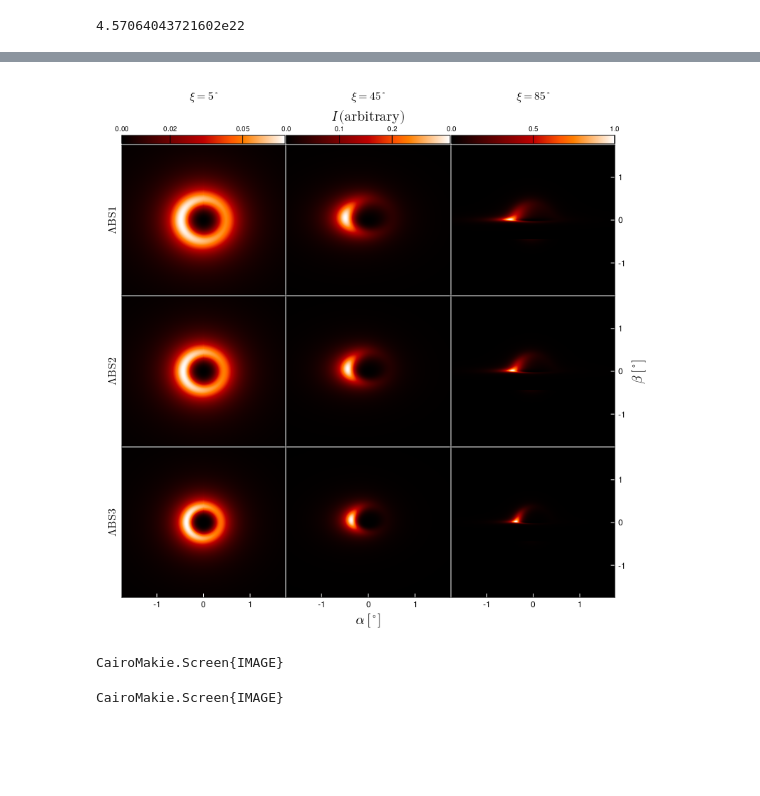
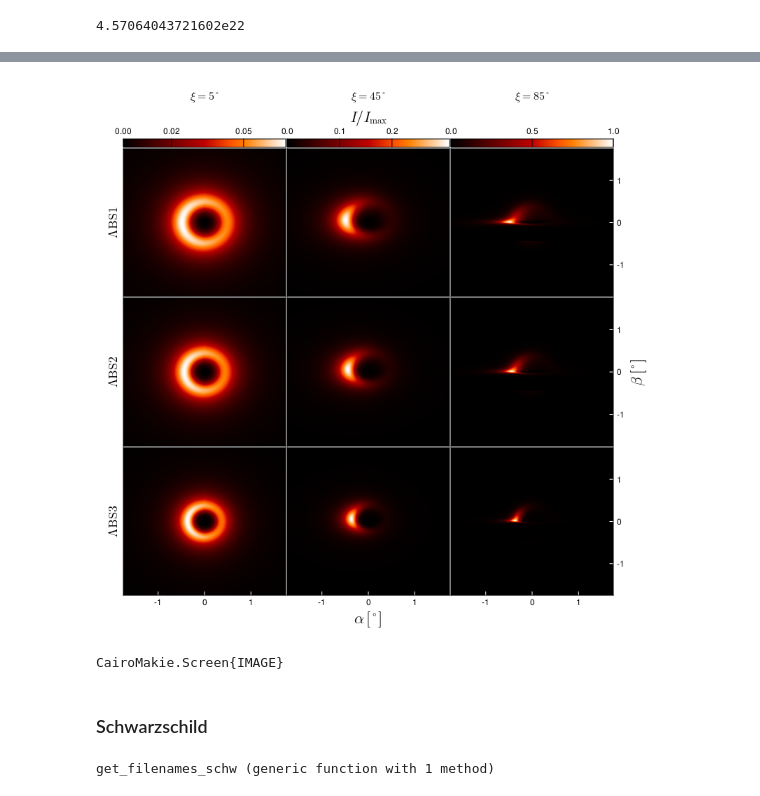
Before and after one commit to joaquinpelle/BosonStars, a Jupyter notebook: bosonstar.ipynb, the cells around one changed output, grey strips where cells are left out. Saved outputs shown, nothing was run; the diff lists cells and outputs as text; code cells hidden in the pictures; blank space fills up the shorter version.

```diff
--- a/bosonstar.ipynb
+++ b/bosonstar.ipynb
@@ -56,22 +57,20 @@ end
 # %%
 axes = Matrix{Axis}(undef, 3, 3)
-filenames = get_filenames("LBS")
 set_theme!(; fonts = (; regular = "Times New Roman"))
 layout = GridLayout(3, 3)
 fig = Figure(layout = layout, resolution = (800, 800))
 inclination_labels = [L"\xi = 5^\circ", L"\xi = 45^\circ", L"\xi = 85^\circ"]
 # inclination_labels = [L"5^\circ", L"45^\circ", L"85^\circ"]
-cbar_ticks = [[0.0,0.02,0.05],[0.0, 0.1, 0.2],[0.0, 0.5, 1.0]]
+cbar_ticks_LBS = [[0.0,0.02,0.05],[0.0, 0.1, 0.2],[0.0, 0.5, 1.0]]
+cbar_ticks_SBS = [[0.0,0.002,0.004],[0.0, 0.005, 0.01, 0.015],[0.01, 0.02, 0.03]]
 for j in 1:3
-    qmin, qmax, zmin, zmaxcol, Fmax = ranges(filenames[:,j], num_bins)
-    zmaxcols[j] = zmaxcol
     for i in 1:3
         ax = Axis(fig[i,j])
         axes[i,j] = ax
         xs, ys, zs = data[i,j]
         xs = rad2deg.(xs)
         ys = rad2deg.(ys)
-        hmap = heatmap!(xs, ys, zs/zmaxcol; colormap=:gist_heat, interpolate=true)
+        hmap = heatmap!(xs, ys, zs/zmaxcols[j]; colormap=:gist_heat, interpolate=true)
     end
 end
 
@@ -84,7 +83,7 @@ for k in 1:3
     # axbottom.xlabel = L"\alpha \, [\text{rad}]"
     axbottom.xlabel = L"\alpha \, [^\circ]"
     axbottom.xlabelvisible = k == 2 #Only show xlabel for middle column
-    axbottom.xlabelsize = 20
+    axbottom.xlabelsize = 22
     axbottom.xticklabelsize = 12
     axbottom.xtickalign = 1
     axbottom.xtickcolor = :white
@@ -93,7 +92,7 @@ for k in 1:3
     axright.ylabelvisible = k == 2 #Only show ylabel for middle row
     # axright.ylabel = L"\beta \, [\text{rad}]"
     axright.ylabel = L"\beta \, [^\circ]"
-    axright.ylabelsize = 20
+    axright.ylabelsize = 22
     axright.yticklabelsize = 12
     axright.ytickalign = 1
     axright.ytickcolor = :white
@@ -105,44 +104,59 @@ for k in 1:3
         linkxaxes!(axright, axes[l,k])
         hidexdecorations!(axes[l,k])
         linkyaxes!(axleft, axes[k,l])
         hideydecorations!(axes[k,l])
     end
 
     #Make left ylabel visible again to use as model label
     axleft.ylabelvisible = true
     axleft.ylabel = L"\Lambda \text{BS%$(k)}"
-    axleft.ylabel = L"\text{SBS%$(k)}"
-    axleft.ylabelsize = 16
+    # axleft.ylabel = L"\text{SBS%$(k)}"
+    axleft.ylabelsize = 18
 
 
     cbar = Colorbar(fig[0,k], vertical=false, colormap=:gist_heat, colorrange = (0,zmaxcols[k]/zmaxglobal), label=inclination_labels[k])
     cbar.size = 12
-    cbar.ticks = cbar_ticks[k]
+    # cbar.ticks = cbar_ticks_SBS[k]
+    cbar.ticks = cbar_ticks_LBS[k]
     cbar.tickalign = 1
     cbar.ticksize = 12
-    cbar.ticklabelsize = 10
+    cbar.ticklabelsize = 12
     cbar.tickcolor = :black
-    cbar.labelsize = 20
-    cbar.label = L"I \, (\text{arbitrary})"
+    cbar.label = L"I/I_{\text{max}}"
+    cbar.labelsize = 22
     cbar.labelpadding = 0.5
     cbar.labelvisible = k == 2 #Only show colorbar label for middle column
 
     supertitle = Label(fig[-1,k], inclination_labels[k], justification=:center, fontsize=16, color=:black)
     supertitle.tellwidth = false
     supertitle.padding = (0.0, 0.0, 10.0, 0.0)
 
 end
 
-
 colgap!(fig.layout, 2)
 rowgap!(fig.layout, 2)
-# rowgap!(fig.layout, 1, 3)
 display(fig)
+# save("plots/SBSmosaic.png", fig)
 save("plots/LBSmosaic.png", fig)
 # %% [output]
-[figure, old version]
+[figure, new version]
 CairoMakie.Screen{IMAGE}
-# %%
-save("mosaic.png", fig)
-# %% [output]
-CairoMakie.Screen{IMAGE}
+# %% [markdown]
+### Schwarzschild
+# %%
+function get_filenames_schw(model)
+    filenames = Matrix{String}(undef, 3, 3)
+    inclinations = [5, 45, 85]
+    Nres = 1200
+    for i in 1:3
+        modelname = model
+        ξ = inclinations[i]
+        ξstr = string(@sprintf("%02d", ξ))
+        Nstr = string(@sprintf("%03d", Nres))
+        filenames[i] = "$(modelname)_i$(ξstr)deg_N$(Nstr)"
+        @assert isfile("io/$(filenames[i]).h5") "File $(filenames[i]).h5 does not exist"
+    end
+    return filenames
+end
+# %% [output]
+get_filenames_schw (generic function with 1 method)
```
Also changed, not shown: parts of 5 cells of this notebook, 2 other files.
